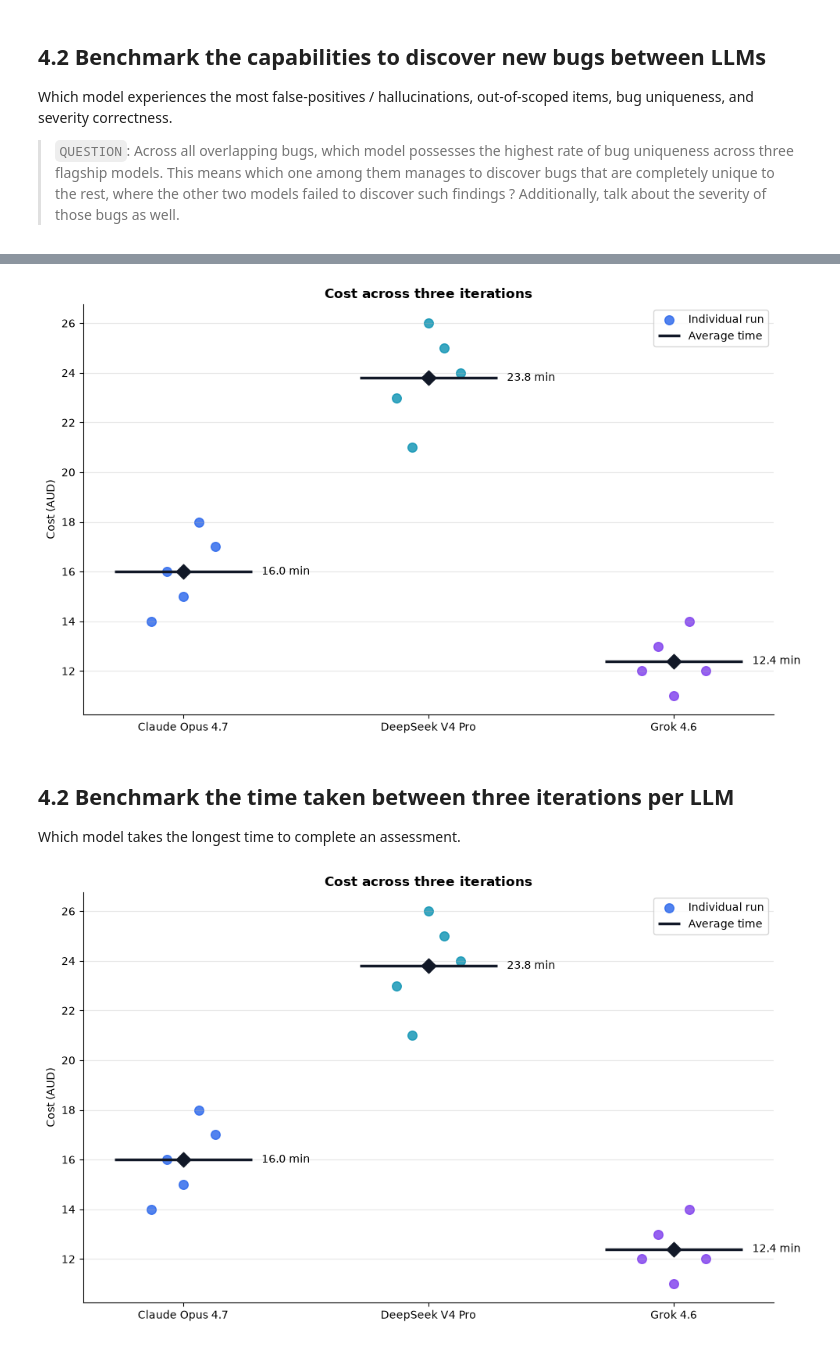
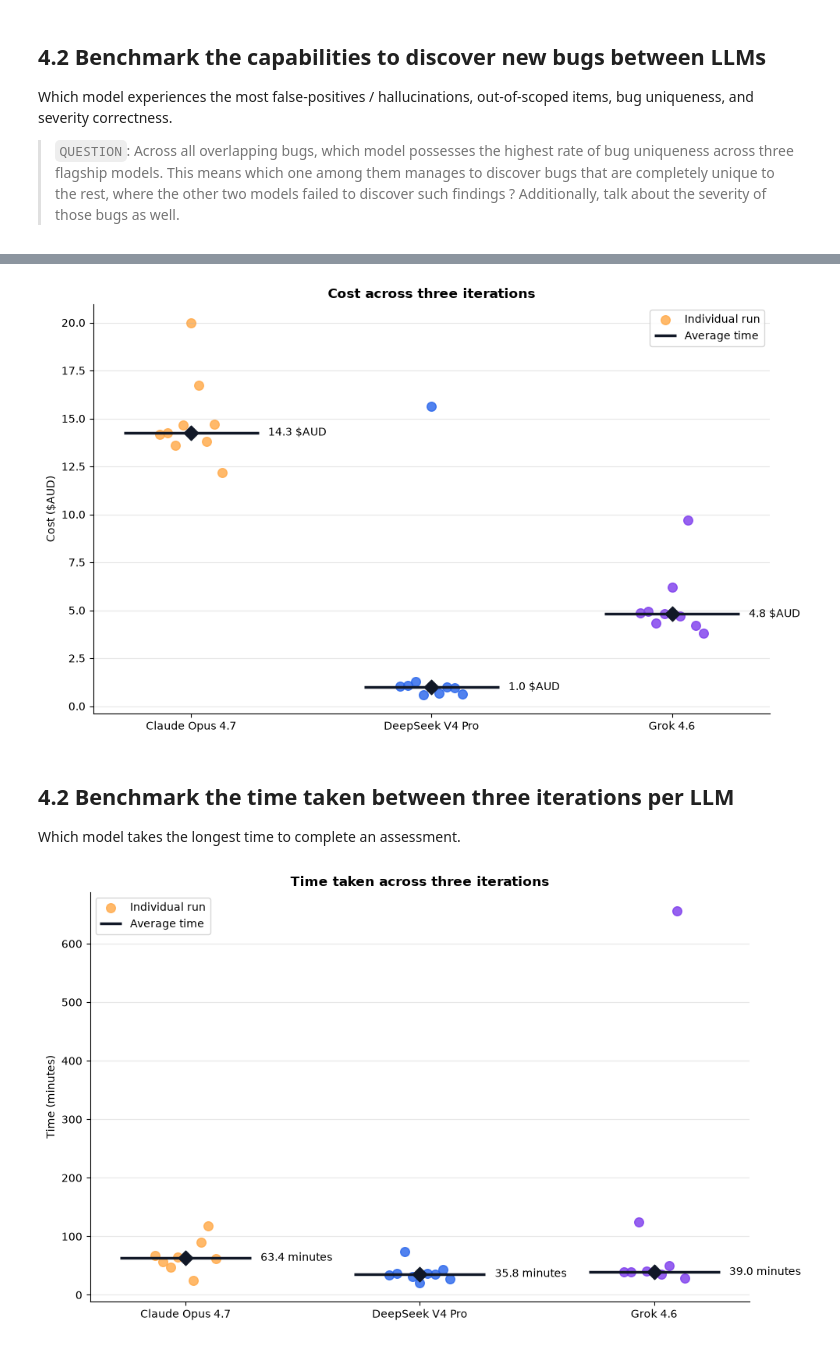
Before and after one commit to hackernese/OpenSec, a Jupyter notebook: results/Analysis.ipynb, the cells around one changed output, grey strips where cells are left out. Cells and saved outputs as stored; diff of their text form; code cells hidden in the pictures.

```diff
--- a/results/Analysis.ipynb
+++ b/results/Analysis.ipynb
@@ -121,0 +133,16 @@ The section below is dedicated to transforming and converting the dataset into a
+# %%
+def time_to_minutes(value):
+    # Convert "00m 00s" to minute in floating point
+    match = re.fullmatch(r"\s*(?:(\d+(?:\.\d+)?)m)?\s*(?:(\d+(?:\.\d+)?)s)?\s*",str(value),)
+    if not match:
+        raise ValueError(f"Invalid time format: {value!r}")
+    return float(match.group(1) or 0) + float(match.group(2) or 0) / 60
+
+df_cost_time = df[["Model", "Time"]].copy().dropna()
+df_cost_time["Time"] = df_cost_time["Time"].apply(time_to_minutes)
+TIME_ITERATIONS = {
+    "Claude":df_cost_time.loc[9:17, "Time"],
+    "DeepSeek":df_cost_time.loc[0:8, "Time"],
+    "Grok":df_cost_time.loc[18:26, "Time"]
+}
+TIME_ITERATIONS
@@ -183,24 +309,24 @@ Which model produces the cheapest cost overall, as well as the average cost ?
 # %%
 times = {
-    "Claude Opus 4.7": [14, 16, 15, 18, 17],
-    "DeepSeek V4 Pro": [23, 21, 26, 25, 24],
-    "Grok 4.6": [12, 13, 11, 14, 12],
+    "Claude Opus 4.7": COST_ITERATIONS["Claude"],
+    "DeepSeek V4 Pro": COST_ITERATIONS['DeepSeek'],
+    "Grok 4.6": COST_ITERATIONS['Grok'],
 }
 
-plot_dot_with_average(times, "Cost across three iterations", "Cost (AUD)")
+plot_dot_with_median(times, "Cost across three iterations", "Cost ($AUD)", unit="$AUD")
 # %% [output]
-[figure, old version]
+[figure, new version]
 # %% [markdown]
 ## 4.2 Benchmark the time taken between three iterations per LLM
 
 Which model takes the longest time to complete an assessment.
 # %%
 times = {
-    "Claude Opus 4.7": [14, 16, 15, 18, 17],
-    "DeepSeek V4 Pro": [23, 21, 26, 25, 24],
-    "Grok 4.6": [12, 13, 11, 14, 12],
+    "Claude Opus 4.7": TIME_ITERATIONS["Claude"],
+    "DeepSeek V4 Pro":  TIME_ITERATIONS["DeepSeek"],
+    "Grok 4.6":  TIME_ITERATIONS["Grok"],
 }
 
-plot_dot_with_average(times, "Time taken across three iterations", "Time (minutes)")
+plot_dot_with_median(times, "Time taken across three iterations", "Time (minutes)", unit="minutes")
 # %% [output]
-[figure, old version]
+[figure, new version]
```
Also changed, not shown: parts of 18 cells of this notebook, 5 other files.
